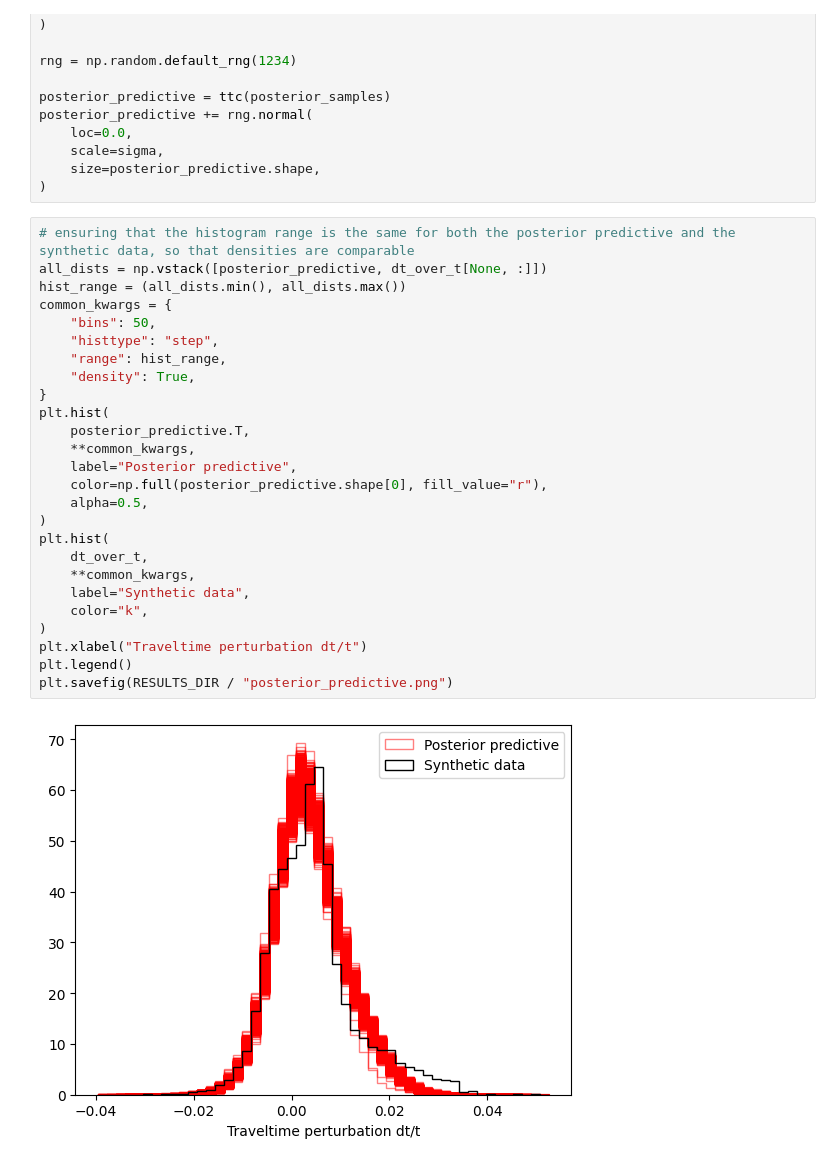
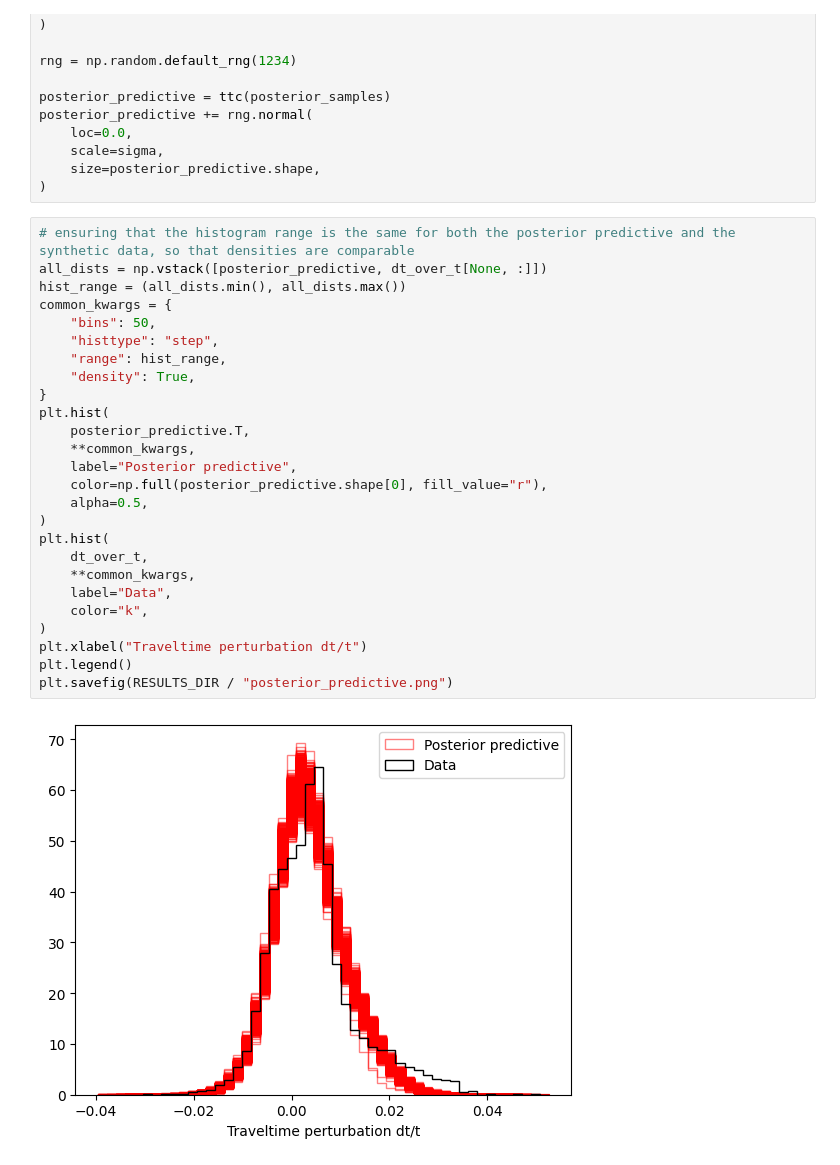
Before and after one commit to auggiemarignier/icanisddr, a Jupyter notebook: experiments/bulkic_real/notebooks/analyse_samples.ipynb, the cells around one changed output. Cells and saved outputs as stored; diff of their text form.

Commit message:
fix: label

```diff
--- a/experiments/bulkic_real/notebooks/analyse_samples.ipynb
+++ b/experiments/bulkic_real/notebooks/analyse_samples.ipynb
@@ -181,28 +181,28 @@ posterior_predictive += rng.normal(
 # %%
 # ensuring that the histogram range is the same for both the posterior predictive and the synthetic data, so that densities are comparable
 all_dists = np.vstack([posterior_predictive, dt_over_t[None, :]])
 hist_range = (all_dists.min(), all_dists.max())
 common_kwargs = {
     "bins": 50,
     "histtype": "step",
     "range": hist_range,
     "density": True,
 }
 plt.hist(
     posterior_predictive.T,
     **common_kwargs,
     label="Posterior predictive",
     color=np.full(posterior_predictive.shape[0], fill_value="r"),
     alpha=0.5,
 )
 plt.hist(
     dt_over_t,
     **common_kwargs,
-    label="Synthetic data",
+    label="Data",
     color="k",
 )
 plt.xlabel("Traveltime perturbation dt/t")
 plt.legend()
 plt.savefig(RESULTS_DIR / "posterior_predictive.png")
 # %% [output]
-[figure, old version]
+[figure, new version]
```
